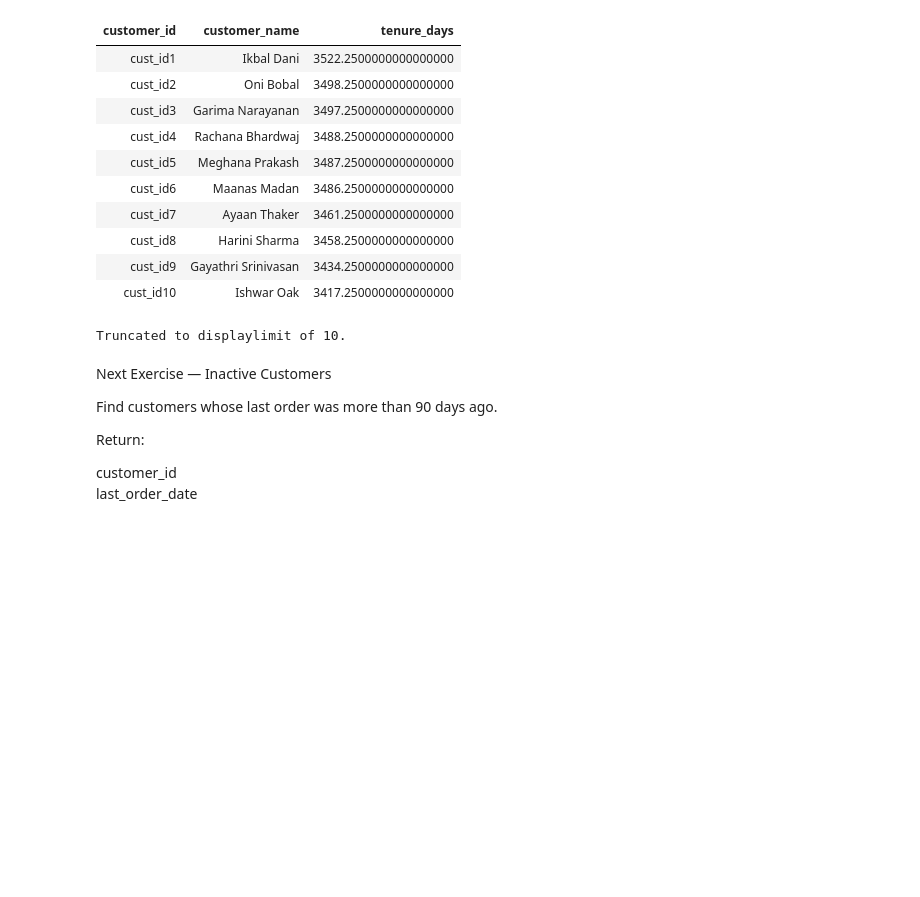
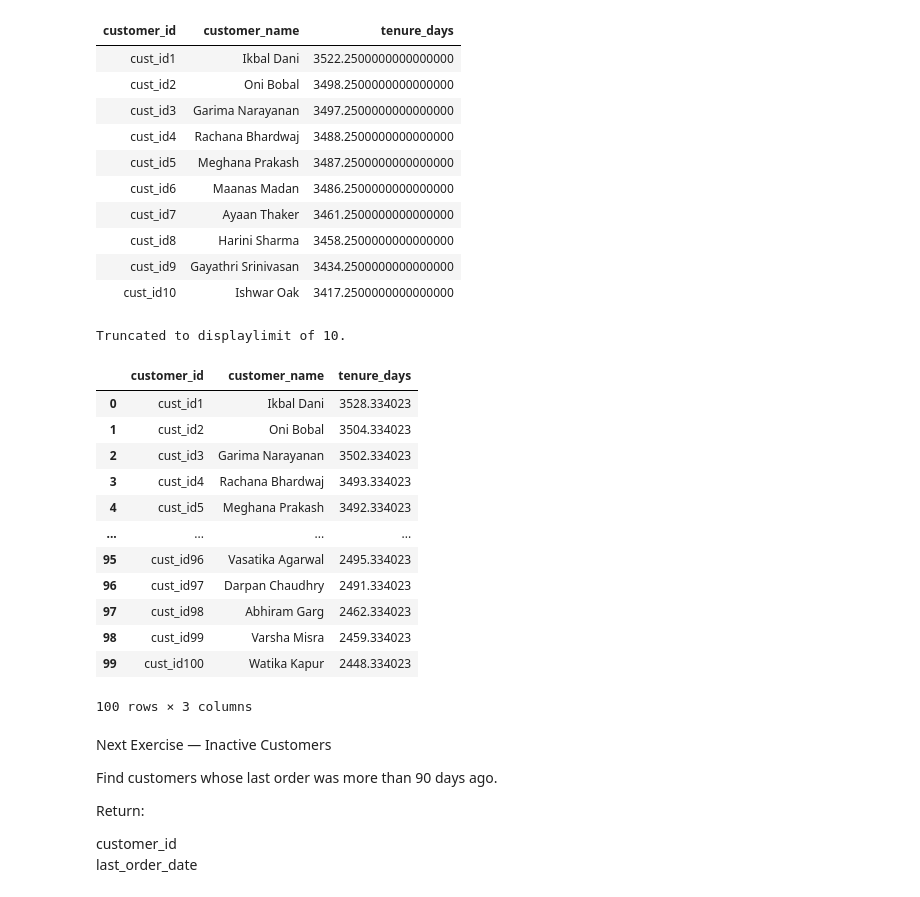
Before and after one commit to umesh-creates/sql_pandas_exercise_and_notes, a Jupyter notebook: retail_analysis exercise/date _and_time.ipynb, the cells around one changed output. Drawn from its saved outputs; the diff is of its cells as text; code cells hidden in the pictures; blank space fills up the shorter version.

```diff
--- a/retail_analysis exercise/date _and_time.ipynb
+++ b/retail_analysis exercise/date _and_time.ipynb
@@ -3427,6 +3478,27 @@ Running query in 'postgresql://postgres.zdtizyvifuiegbbfpsee:***@aws-0-ap-southe
 | cust_id9 | Gayathri Srinivasan | 3434.2500000000000000 |
 | cust_id10 | Ishwar Oak | 3417.2500000000000000 |
 Truncated to displaylimit of 10.
+# %%
+customers['tenure_days'] = (
+    pd.Timestamp.today() - customers['join_date']
+).dt.total_seconds().div(86400)
+customers[
+    ['customer_id', 'customer_name', 'tenure_days']
+]
+# %% [output]
+|  | customer_id | customer_name | tenure_days |
+| 0 | cust_id1 | Ikbal Dani | 3528.334023 |
+| 1 | cust_id2 | Oni Bobal | 3504.334023 |
+| 2 | cust_id3 | Garima Narayanan | 3502.334023 |
+| 3 | cust_id4 | Rachana Bhardwaj | 3493.334023 |
+| 4 | cust_id5 | Meghana Prakash | 3492.334023 |
+| ... | ... | ... | ... |
+| 95 | cust_id96 | Vasatika Agarwal | 2495.334023 |
+| 96 | cust_id97 | Darpan Chaudhry | 2491.334023 |
+| 97 | cust_id98 | Abhiram Garg | 2462.334023 |
+| 98 | cust_id99 | Varsha Misra | 2459.334023 |
+| 99 | cust_id100 | Watika Kapur | 2448.334023 |
+100 rows × 3 columns
 # %% [markdown]
 Next Exercise — Inactive Customers
 
```
Also changed, not shown: parts of 10 cells of this notebook.
